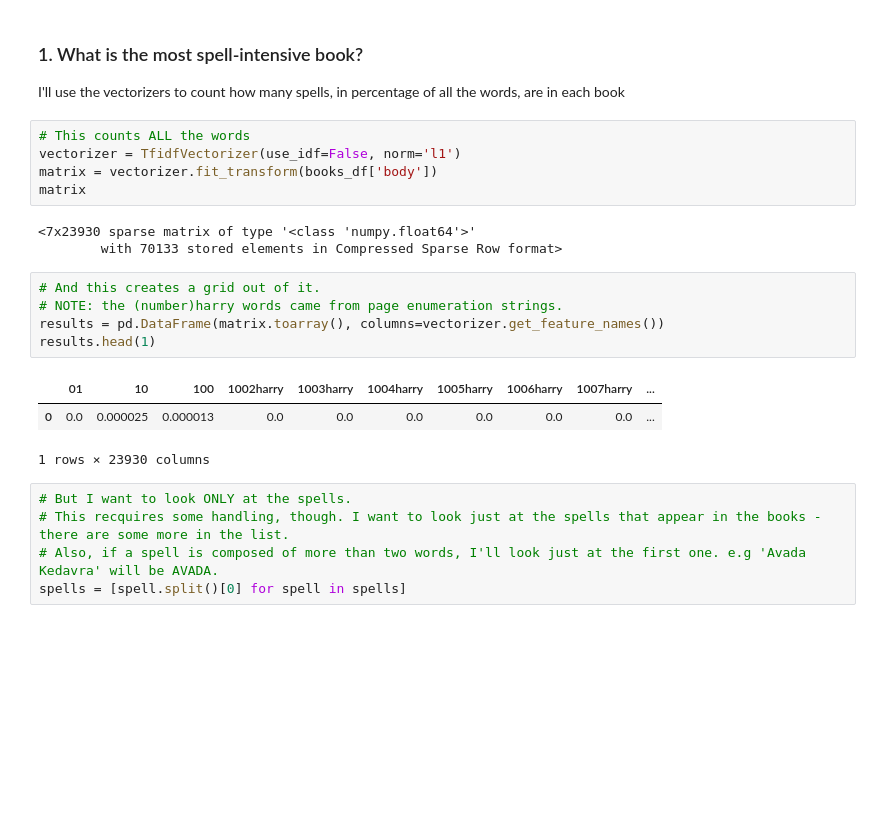
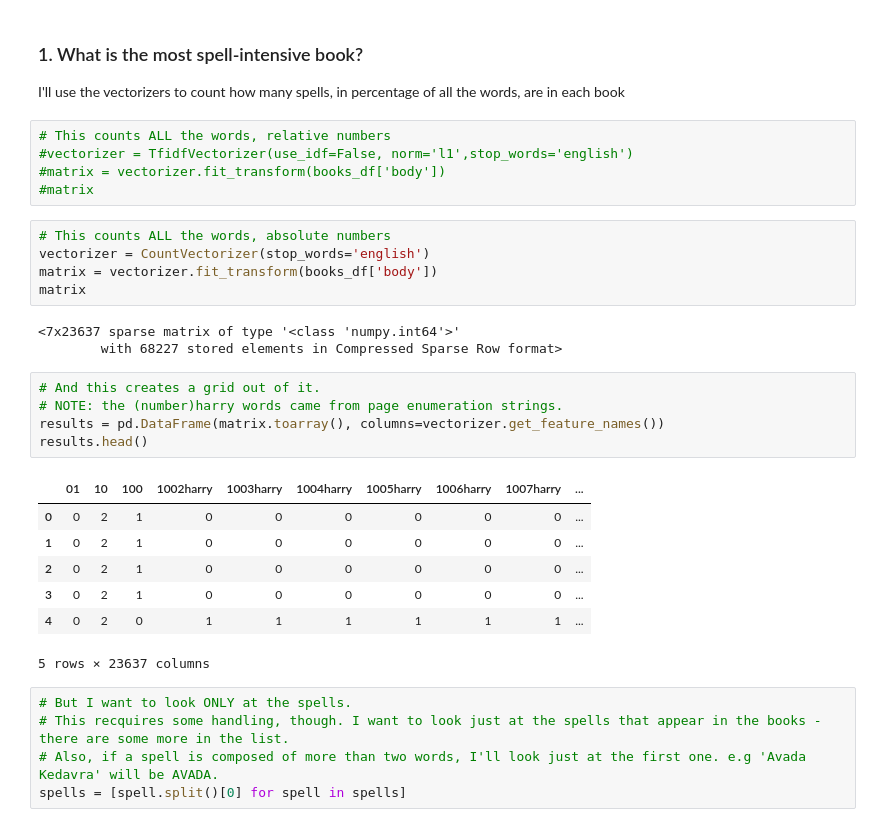
Before and after one commit to RodrigoMenegat/studio-projects, a Jupyter notebook: code/harry-potter-spells/harry-potter-spells.ipynb, the cells around one changed output. Cells and saved outputs as stored; diff of their text form; blank space fills up the shorter version.

```diff
--- a/code/harry-potter-spells/harry-potter-spells.ipynb
+++ b/code/harry-potter-spells/harry-potter-spells.ipynb
@@ -39,22 +43,31 @@ spells = pd.read_csv('spells.csv')['spell'].tolist()
 ### 1. What is the most spell-intensive book?
 I'll use the vectorizers to count how many spells, in percentage of all the words, are in each book
 # %%
-# This counts ALL the words
-vectorizer = TfidfVectorizer(use_idf=False, norm='l1')
-matrix = vectorizer.fit_transform(books_df['body'])
-matrix
+# This counts ALL the words, relative numbers
+#vectorizer = TfidfVectorizer(use_idf=False, norm='l1',stop_words='english')
+#matrix = vectorizer.fit_transform(books_df['body'])
+#matrix
-# %% [output]
-<7x23930 sparse matrix of type '<class 'numpy.float64'>'
-        with 70133 stored elements in Compressed Sparse Row format>
+# %%
+# This counts ALL the words, absolute numbers
+vectorizer = CountVectorizer(stop_words='english')
+matrix = vectorizer.fit_transform(books_df['body'])
+matrix
+# %% [output]
+<7x23637 sparse matrix of type '<class 'numpy.int64'>'
+        with 68227 stored elements in Compressed Sparse Row format>
 # %%
 # And this creates a grid out of it.
 # NOTE: the (number)harry words came from page enumeration strings.
 results = pd.DataFrame(matrix.toarray(), columns=vectorizer.get_feature_names())
-results.head(1)
+results.head()
 # %% [output]
 |  | 01 | 10 | 100 | 1002harry | 1003harry | 1004harry | 1005harry | 1006harry | 1007harry | ... |
-| 0 | 0.0 | 0.000025 | 0.000013 | 0.0 | 0.0 | 0.0 | 0.0 | 0.0 | 0.0 | ... |
+| 0 | 0 | 2 | 1 | 0 | 0 | 0 | 0 | 0 | 0 | ... |
+| 1 | 0 | 2 | 1 | 0 | 0 | 0 | 0 | 0 | 0 | ... |
+| 2 | 0 | 2 | 1 | 0 | 0 | 0 | 0 | 0 | 0 | ... |
+| 3 | 0 | 2 | 1 | 0 | 0 | 0 | 0 | 0 | 0 | ... |
+| 4 | 0 | 2 | 0 | 1 | 1 | 1 | 1 | 1 | 1 | ... |
-1 rows × 23930 columns
+5 rows × 23637 columns
 # %%
 # But I want to look ONLY at the spells.
 # This recquires some handling, though. I want to look just at the spells that appear in the books - there are some more in the list.
```
Also changed, not shown: parts of 14 cells of this notebook.
